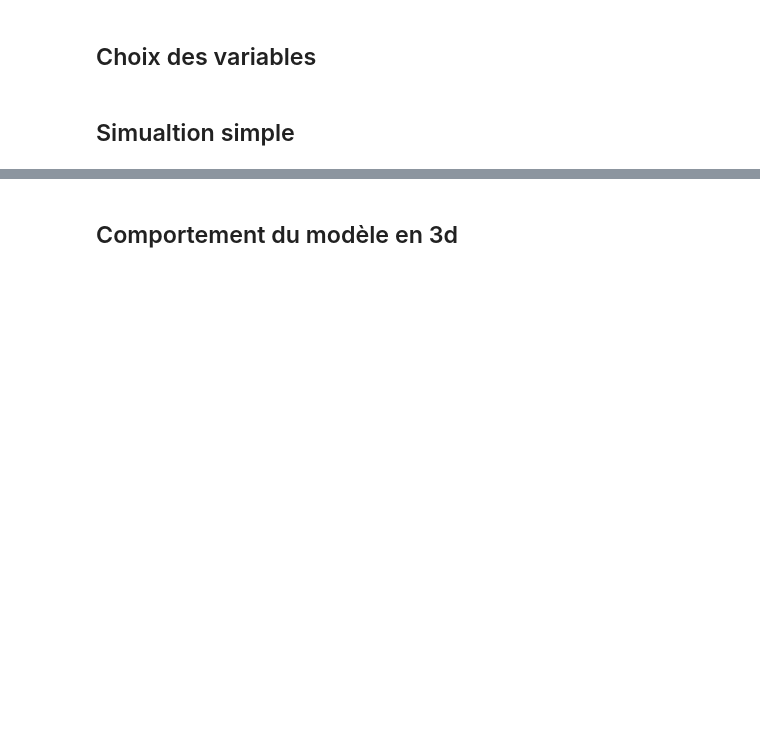
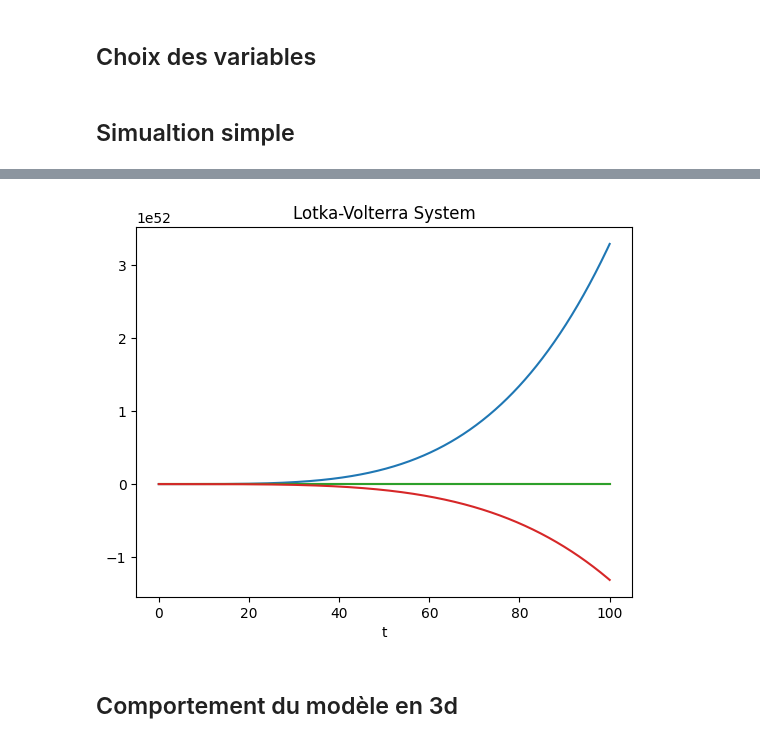
Before and after one commit to C-Monaury/streamlit_mod_SIS_clairance_imitation, a Jupyter notebook: True_mod.ipynb, the cells around one changed output, grey strips where cells are left out. Cells and saved outputs as stored; diff of their text form; code cells hidden in the pictures; blank space fills up the shorter version.

```diff
--- a/True_mod.ipynb
+++ b/True_mod.ipynb
@@ -187,3 +204,17 @@ IndexError: index 3 is out of bounds for axis 1 with size 3
+# %%
+s0,i0 , v0,x0 =1000,1,1,10
+B, c, k, mu, A, supinfec,sig,pay = 20,5,0.6,1,8.4,0.1,8,0.6
+sol = solve_ivp(model2, t_span = [0,100], y0 = [1000,1,10,10],args = (B, c, k, mu, A, supinfec,sig,pay),method="RK45",dense_output=True)
+
+t = np.linspace(0, 100, 1000)
+z = sol.sol(t)
+plt.plot(t, z.T)
+plt.xlabel('t')
+#plt.legend(['x', 'y'], shadow=True)
+plt.title('Lotka-Volterra System')
+plt.show()
+# %% [output]
+[figure, added]
 # %% [markdown]
 ## Comportement du modèle en 3d
 # %%
```
Also changed, not shown: parts of 2 cells of this notebook.
